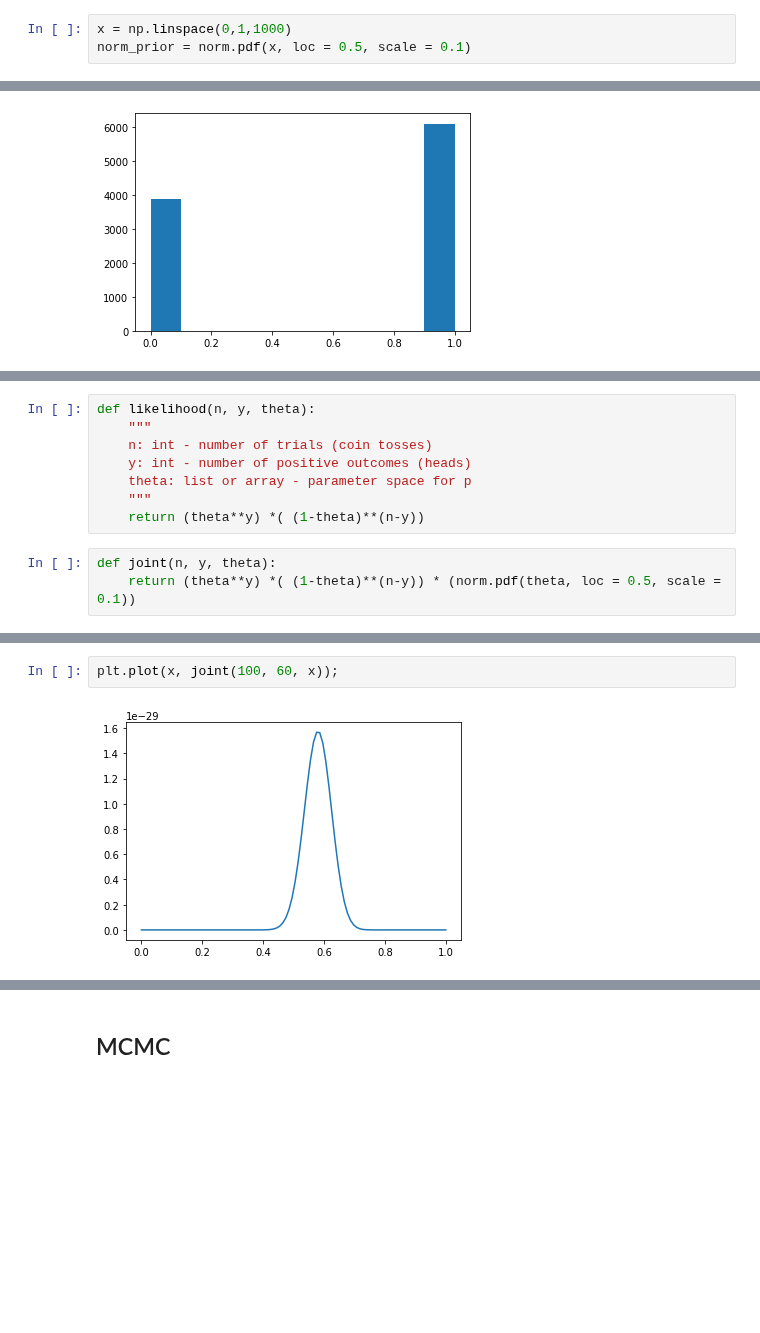
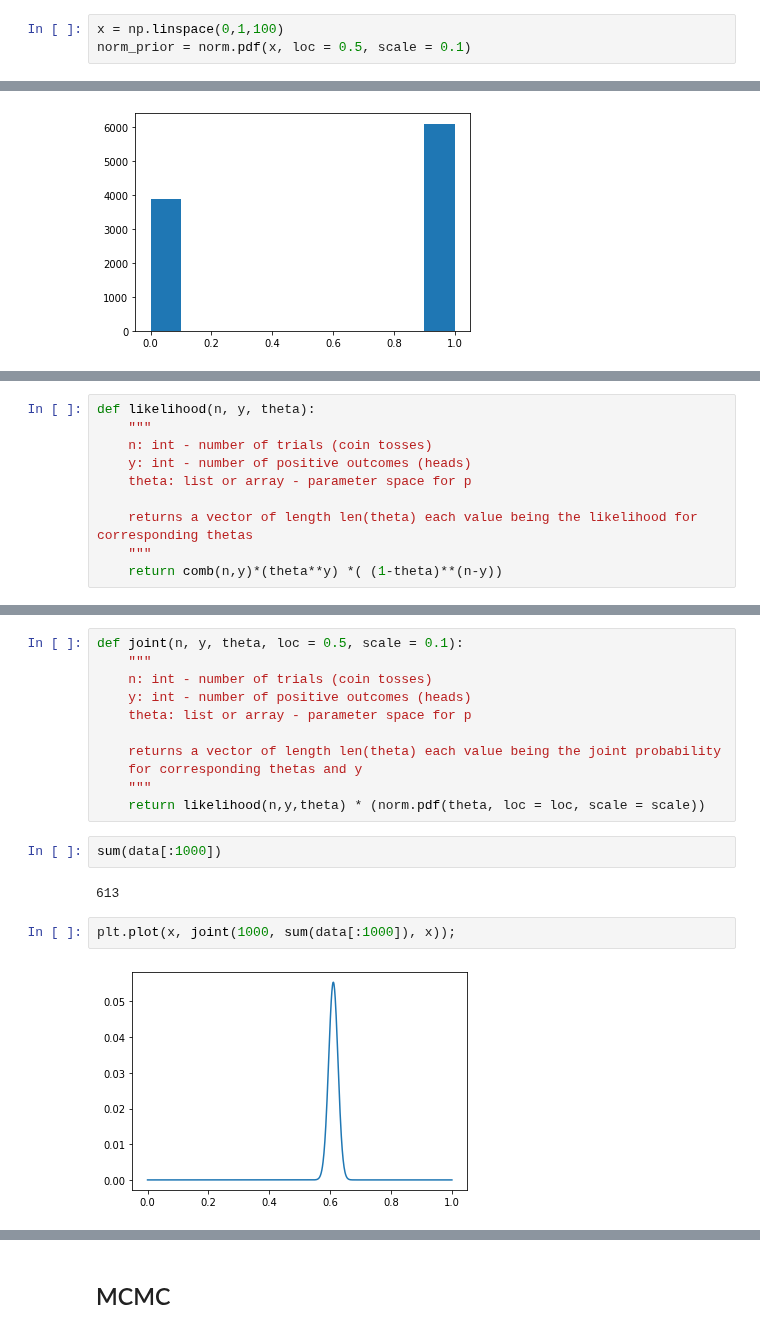
Before and after one commit to gabgilling/Bayesian-Blogs, a Jupyter notebook: Bayesian-Blogs/Posterior Integration MCMC.ipynb, the cells around one changed output, grey strips where cells are left out. Drawn from its saved outputs; the diff is of its cells as text; blank space fills up the shorter version.

```diff
--- a/Bayesian-Blogs/Posterior Integration MCMC.ipynb
+++ b/Bayesian-Blogs/Posterior Integration MCMC.ipynb
@@ -22,7 +23,7 @@ But wait! Didn't we say we would have an infinite amount of values? Technically
 $f(x|\mu,\sigma) = \frac{1}{\sigma\sqrt{2\pi}}
   \exp\left( -\frac{1}{2}\left(\frac{x-\mu}{\sigma}\right)^{\!2}\,\right)$
 # %%
-x = np.linspace(0,1,1000)
+x = np.linspace(0,1,100)
 norm_prior = norm.pdf(x, loc = 0.5, scale = 0.1)
 # %%
 plt.plot(x, norm_prior);
@@ -56,8 +63,7 @@ def likelihood(n, y, theta):
     n: int - number of trials (coin tosses)
     y: int - number of positive outcomes (heads)
     theta: list or array - parameter space for p
+
+    returns a vector of length len(theta) each value being the likelihood for corresponding thetas
     """
-    return (theta**y) *( (1-theta)**(n-y))
+    return comb(n,y)*(theta**y) *( (1-theta)**(n-y))
-# %%
-def joint(n, y, theta):
-    return (theta**y) *( (1-theta)**(n-y)) * (norm.pdf(theta, loc = 0.5, scale = 0.1))
@@ -68,5 +84,20 @@ plt.plot(x, likelihood(100, 60, x));
+# %%
+def joint(n, y, theta, loc = 0.5, scale = 0.1):
+    """
+    n: int - number of trials (coin tosses)
+    y: int - number of positive outcomes (heads)
+    theta: list or array - parameter space for p
+
+    returns a vector of length len(theta) each value being the joint probability
+    for corresponding thetas and y
+    """
+    return likelihood(n,y,theta) * (norm.pdf(theta, loc = loc, scale = scale))
+# %%
+sum(data[:1000])
+# %% [output]
+613
 # %%
-plt.plot(x, joint(100, 60, x));
+plt.plot(x, joint(1000, sum(data[:1000]), x));
 # %% [output]
-[figure, old version]
+[figure, new version]
 # %%
```
Also changed, not shown: parts of 11 cells of this notebook.
